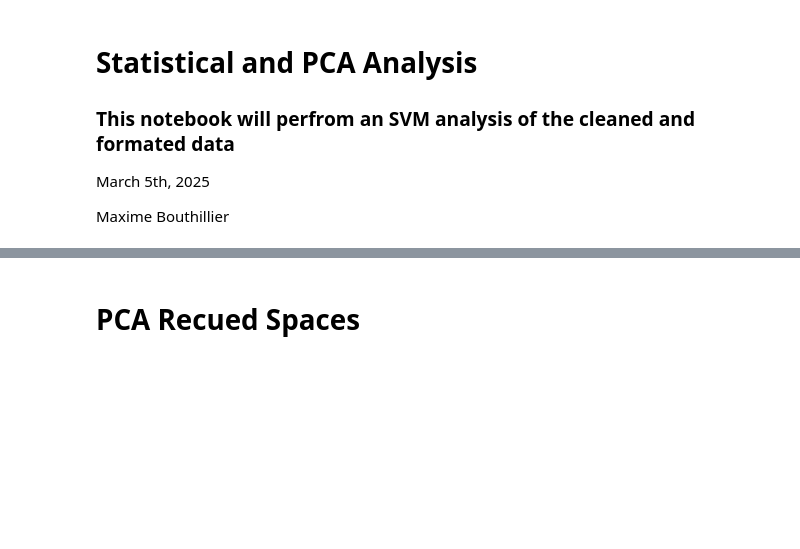
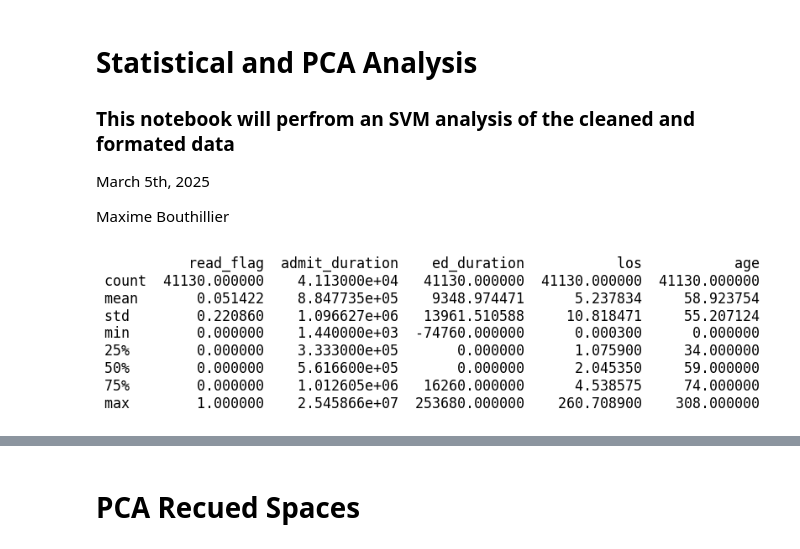
Before and after one commit to BoutM/30d_read.project, a Jupyter notebook: Analysis.ipynb, the cells around one changed output, grey strips where cells are left out. Saved outputs shown, nothing was run; the diff lists cells and outputs as text; code cells hidden in the pictures; blank space fills up the shorter version.

```diff
--- a/Analysis.ipynb
+++ b/Analysis.ipynb
@@ -28,8 +28,19 @@ df = df.drop(['subject_id', 'admittime', 'dischtime'], axis=1) # Reduced
 # %%
 # Altering column values to integer (categorical) or float objects
 for col, col_values in df.items():
-    if df[col].dtype == ('O'):
-        df[col] = df[col].astype('category').cat.codes
+    #if df[col].dtype == ('O'):
+    #    df[col] = df[col].astype('category').cat.codes
 
-    elif df[col].dtype == ('<m8[ns]'):
+    if df[col].dtype == ('<m8[ns]'):
         df[col] = df[col].dt.total_seconds()
+# %%
+summary = df.describe()
+summary_str = summary.to_string()
+
+# Create a figure and axis
+fig, ax = plt.subplots(figsize=(6, 2))
+ax.text(0, 1, summary_str, fontsize=12, family='monospace', va='top')
+ax.axis('off')
+plt.show()
+# %% [output]
+[figure, added]
```
Also changed, not shown: parts of 16 cells of this notebook, 2 other files.
